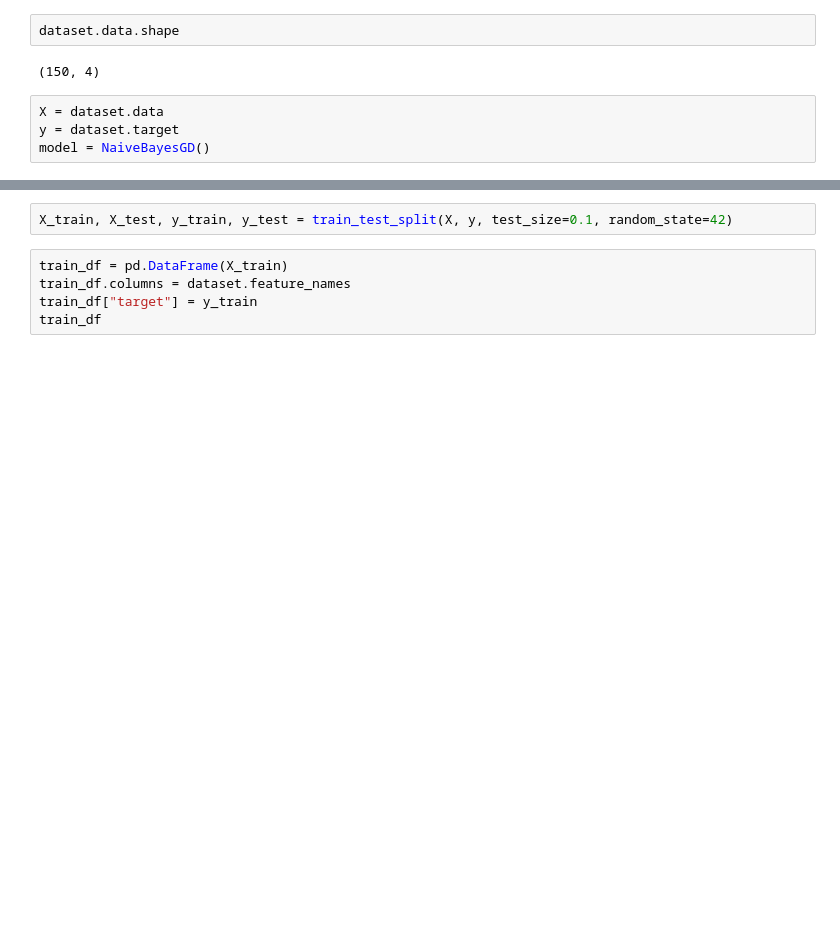
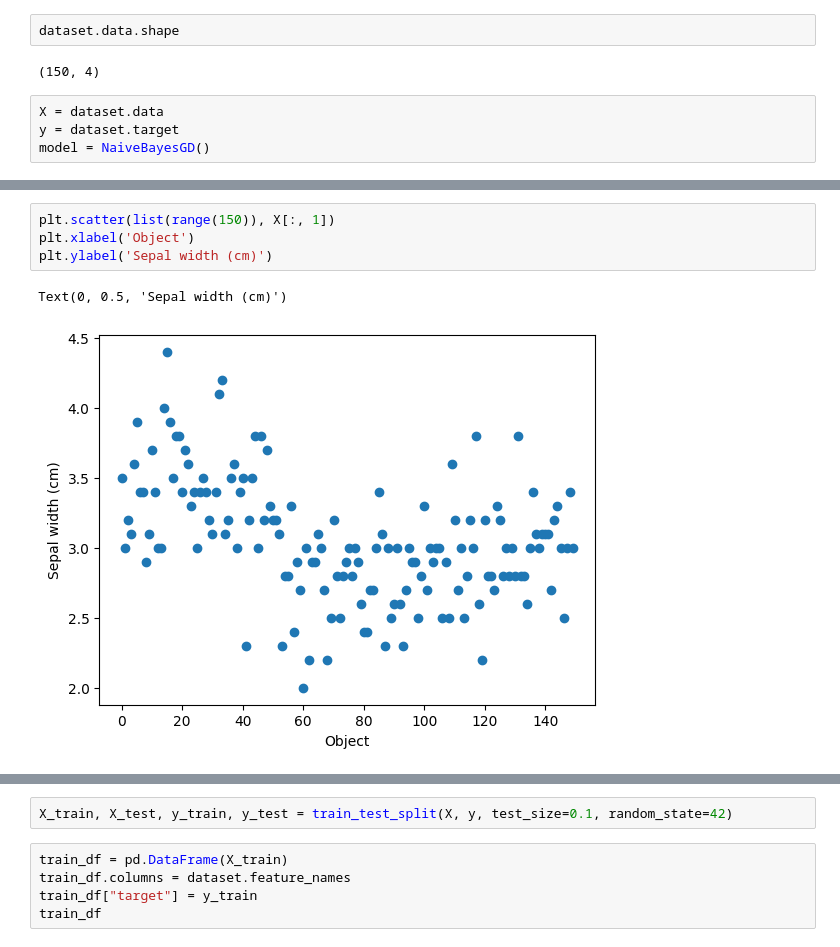
Before and after one commit to timpl-svg/machine_learning_algorithms, a Jupyter notebook: bayes.ipynb, the cells around one changed output, grey strips where cells are left out. Drawn from its saved outputs; the diff is of its cells as text; blank space fills up the shorter version.

```diff
--- a/bayes.ipynb
+++ b/bayes.ipynb
@@ -18,0 +26,7 @@ model = NaiveBayesGD()
+# %%
+plt.scatter(list(range(150)), X[:, 1])
+plt.xlabel('Object')
+plt.ylabel('Sepal width (cm)')
+# %% [output]
+Text(0, 0.5, 'Sepal width (cm)')
+[figure, added]
```
Also changed, not shown: parts of 3 cells of this notebook.
